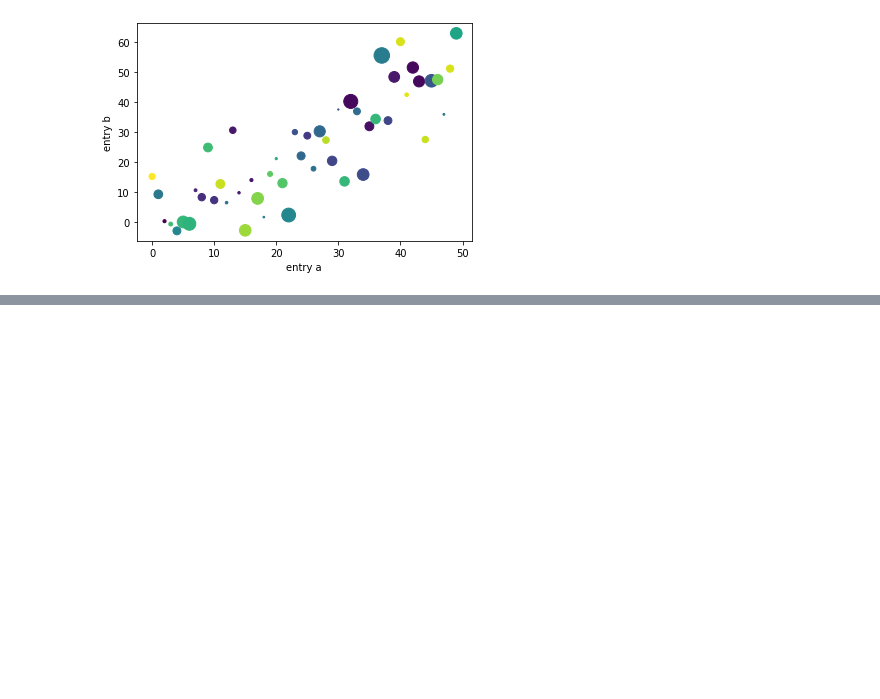
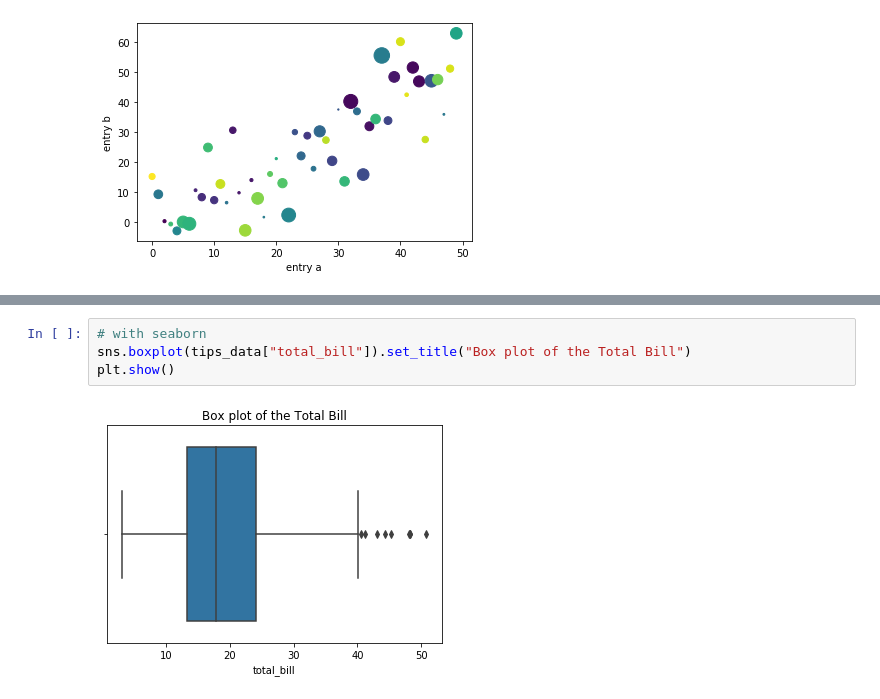
Before and after one commit to JesseZhuang/Python, a Jupyter notebook: data_processing/plotting.ipynb, the cells around one changed output, grey strips where cells are left out. Drawn from its saved outputs; the diff is of its cells as text; blank space fills up the shorter version.

```diff
--- a/data_processing/plotting.ipynb
+++ b/data_processing/plotting.ipynb
@@ -146,0 +184,6 @@ plt.show()
+# %%
+# with seaborn
+sns.boxplot(tips_data["total_bill"]).set_title("Box plot of the Total Bill")
+plt.show()
+# %% [output]
+[figure, added]
```
Also changed, not shown: parts of 7 cells of this notebook.
